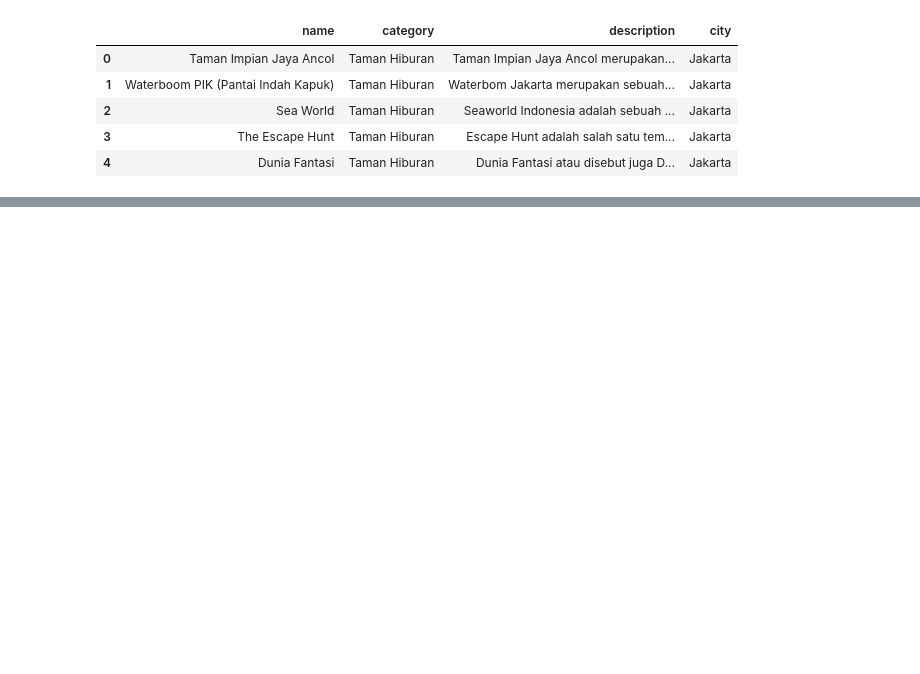
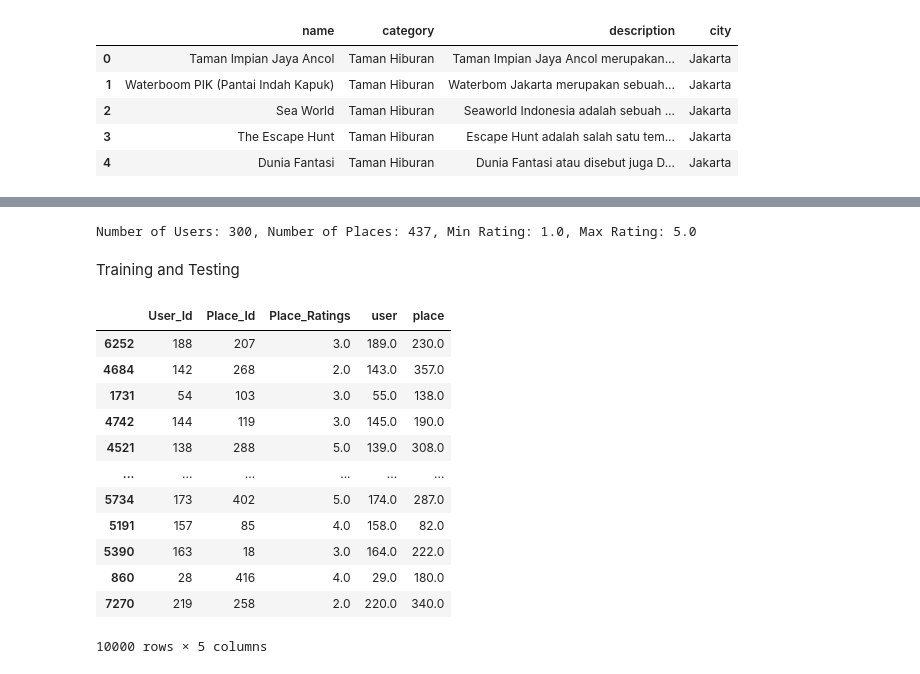
Before and after one commit to Venkatmohan07/Travel-Recommender, a Jupyter notebook: Travel Recommendation System.ipynb, the cells around one changed output, grey strips where cells are left out. Cells and saved outputs as stored; diff of their text form; code cells hidden in the pictures; blank space fills up the shorter version.

```diff
--- a/Travel Recommendation System.ipynb
+++ b/Travel Recommendation System.ipynb
@@ -381,0 +405,43 @@ tourism_recommendations("SnowBay Waterpark")
+# %%
+user_ids = data['User_Id'].unique()
+user_to_user_encoded = dict(enumerate(user_ids))
+user_encoded_to_user = dict(zip(range(len(user_ids)), user_ids))
+# %%
+place_ids = data['Place_Id'].unique()
+place_to_place_encoded = dict(enumerate(place_ids))
+place_encoded_to_place = dict(zip(place_ids, range(len(place_ids))))
+# %%
+data['user'] = data['User_Id'].map(user_to_user_encoded)
+data['place'] = data['Place_Id'].map(place_to_place_encoded)
+# %%
+num_users = len(user_to_user_encoded)
+num_places = len(place_encoded_to_place)
+
+data['Place_Ratings'] = data['Place_Ratings'].astype(np.float32)
+min_rating = data['Place_Ratings'].min()
+max_rating = data['Place_Ratings'].max()
+
+print('Number of Users: {}, Number of Places: {}, Min Rating: {}, Max Rating: {}'.format(
+    num_users, num_places, min_rating, max_rating
+))
+# %% [output]
+Number of Users: 300, Number of Places: 437, Min Rating: 1.0, Max Rating: 5.0
+# %% [markdown]
+Training and Testing
+# %%
+df = data.sample(frac=1, random_state=42)
+df
+# %% [output]
+|  | User_Id | Place_Id | Place_Ratings | user | place |
+| 6252 | 188 | 207 | 3.0 | 189.0 | 230.0 |
+| 4684 | 142 | 268 | 2.0 | 143.0 | 357.0 |
+| 1731 | 54 | 103 | 3.0 | 55.0 | 138.0 |
+| 4742 | 144 | 119 | 3.0 | 145.0 | 190.0 |
+| 4521 | 138 | 288 | 5.0 | 139.0 | 308.0 |
+| ... | ... | ... | ... | ... | ... |
+| 5734 | 173 | 402 | 5.0 | 174.0 | 287.0 |
+| 5191 | 157 | 85 | 4.0 | 158.0 | 82.0 |
+| 5390 | 163 | 18 | 3.0 | 164.0 | 222.0 |
+| 860 | 28 | 416 | 4.0 | 29.0 | 180.0 |
+| 7270 | 219 | 258 | 2.0 | 220.0 | 340.0 |
+10000 rows × 5 columns
```
Also changed, not shown: parts of 6 cells of this notebook, 2 other files.
